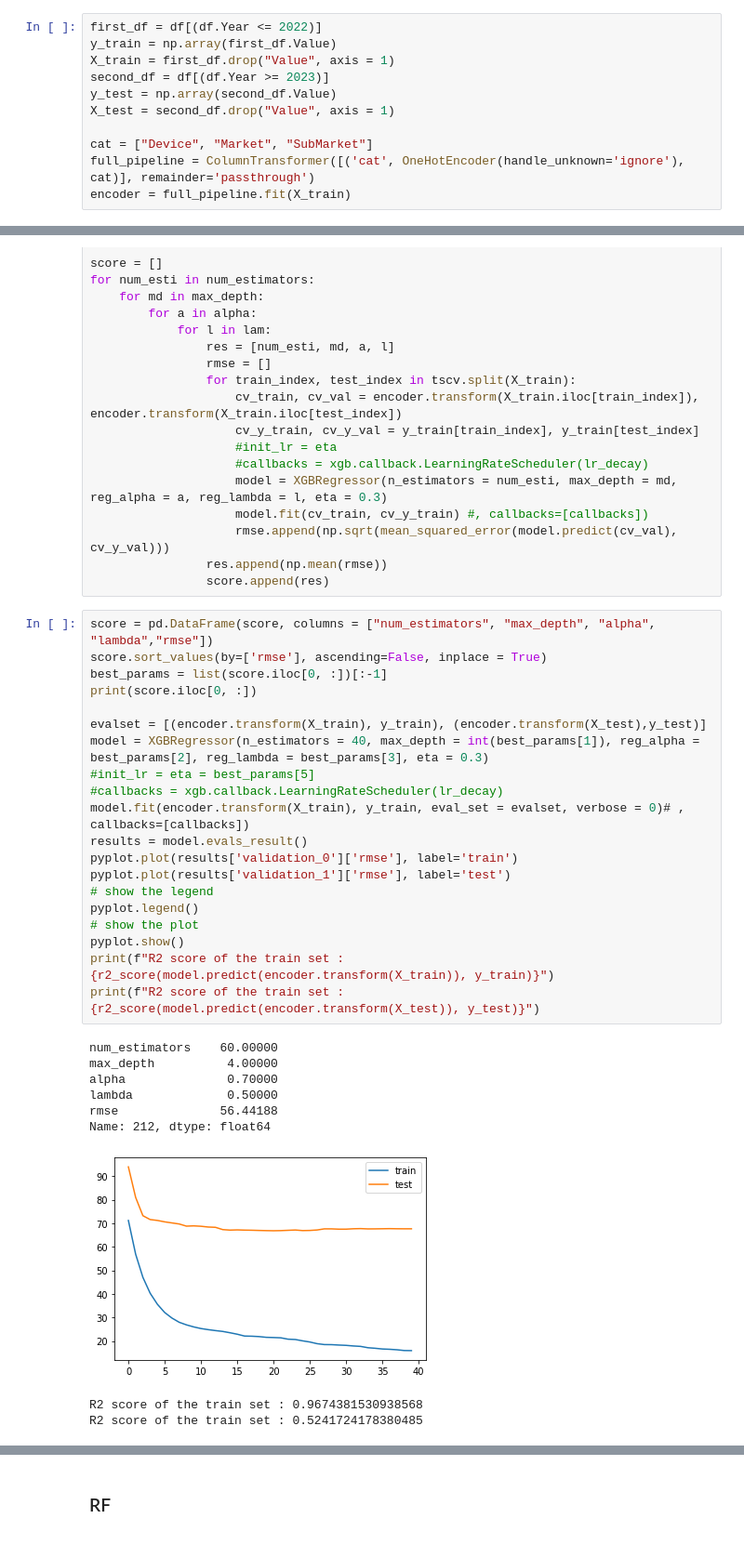
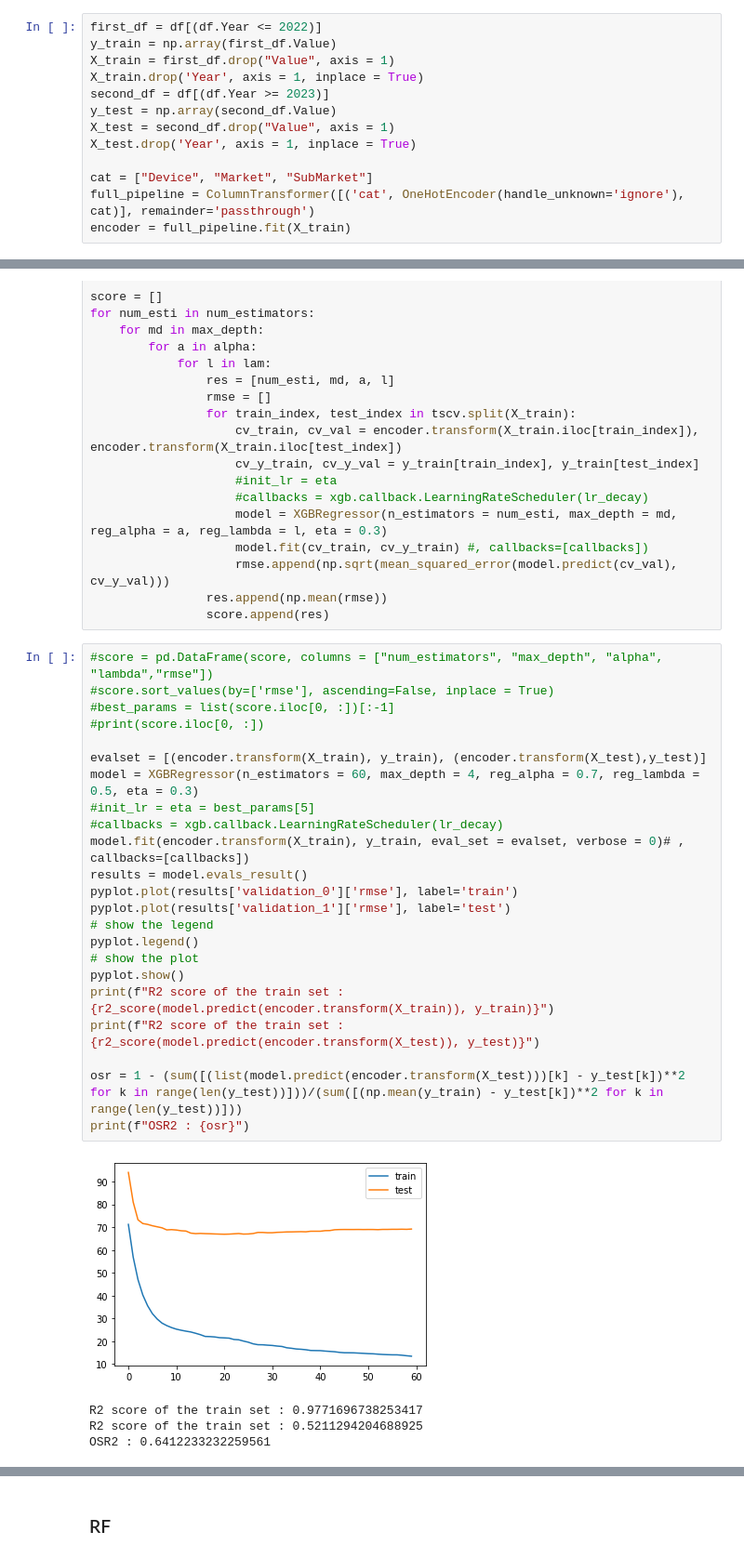
Before and after one commit to lucasleforest/analyticslab, a Jupyter notebook: 2_models/prediction.ipynb, the cells around one changed output, grey strips where cells are left out. Shown at 93% size. Drawn from its saved outputs; the diff is of its cells as text.

```diff
--- a/2_models/prediction.ipynb
+++ b/2_models/prediction.ipynb
@@ -163,9 +163,11 @@ features = ['Device',
 first_df = df[(df.Year <= 2022)]
 y_train = np.array(first_df.Value)
 X_train = first_df.drop("Value", axis = 1)
+X_train.drop('Year', axis = 1, inplace = True)
 second_df = df[(df.Year >= 2023)]
 y_test = np.array(second_df.Value)
 X_test = second_df.drop("Value", axis = 1)
+X_test.drop('Year', axis = 1, inplace = True)
 
 cat = ["Device", "Market", "SubMarket"]
 full_pipeline = ColumnTransformer([('cat', OneHotEncoder(handle_unknown='ignore'), cat)], remainder='passthrough')
@@ -204,32 +222,30 @@ for num_esti in num_estimators:
                 res.append(np.mean(rmse))
                 score.append(res)
 # %%
-score = pd.DataFrame(score, columns = ["num_estimators", "max_depth", "alpha", "lambda","rmse"])
-score.sort_values(by=['rmse'], ascending=False, inplace = True)
-best_params = list(score.iloc[0, :])[:-1]
-print(score.iloc[0, :])
+#score = pd.DataFrame(score, columns = ["num_estimators", "max_depth", "alpha", "lambda","rmse"])
+#score.sort_values(by=['rmse'], ascending=False, inplace = True)
+#best_params = list(score.iloc[0, :])[:-1]
+#print(score.iloc[0, :])
 
 evalset = [(encoder.transform(X_train), y_train), (encoder.transform(X_test),y_test)]
-model = XGBRegressor(n_estimators = 40, max_depth = int(best_params[1]), reg_alpha = best_params[2], reg_lambda = best_params[3], eta = 0.3)
+model = XGBRegressor(n_estimators = 60, max_depth = 4, reg_alpha = 0.7, reg_lambda = 0.5, eta = 0.3)
 #init_lr = eta = best_params[5]
 #callbacks = xgb.callback.LearningRateScheduler(lr_decay)
 model.fit(encoder.transform(X_train), y_train, eval_set = evalset, verbose = 0)# , callbacks=[callbacks])
 results = model.evals_result()
 pyplot.plot(results['validation_0']['rmse'], label='train')
 pyplot.plot(results['validation_1']['rmse'], label='test')
 # show the legend
 pyplot.legend()
 # show the plot
 pyplot.show()
 print(f"R2 score of the train set : {r2_score(model.predict(encoder.transform(X_train)), y_train)}")
 print(f"R2 score of the train set : {r2_score(model.predict(encoder.transform(X_test)), y_test)}")
+
+osr = 1 - (sum([(list(model.predict(encoder.transform(X_test)))[k] - y_test[k])**2 for k in range(len(y_test))]))/(sum([(np.mean(y_train) - y_test[k])**2 for k in range(len(y_test))]))
+print(f"OSR2 : {osr}")
 # %% [output]
+[figure, new version]
-num_estimators    60.00000
-max_depth          4.00000
-alpha              0.70000
-lambda             0.50000
-rmse              56.44188
-Name: 212, dtype: float64
+R2 score of the train set : 0.9771696738253417
+R2 score of the train set : 0.5211294204688925
+OSR2 : 0.6412233232259561
-[figure, old version]
-R2 score of the train set : 0.9674381530938568
-R2 score of the train set : 0.5241724178380485
```
Also changed, not shown: parts of 11 cells of this notebook, 1 other file.
